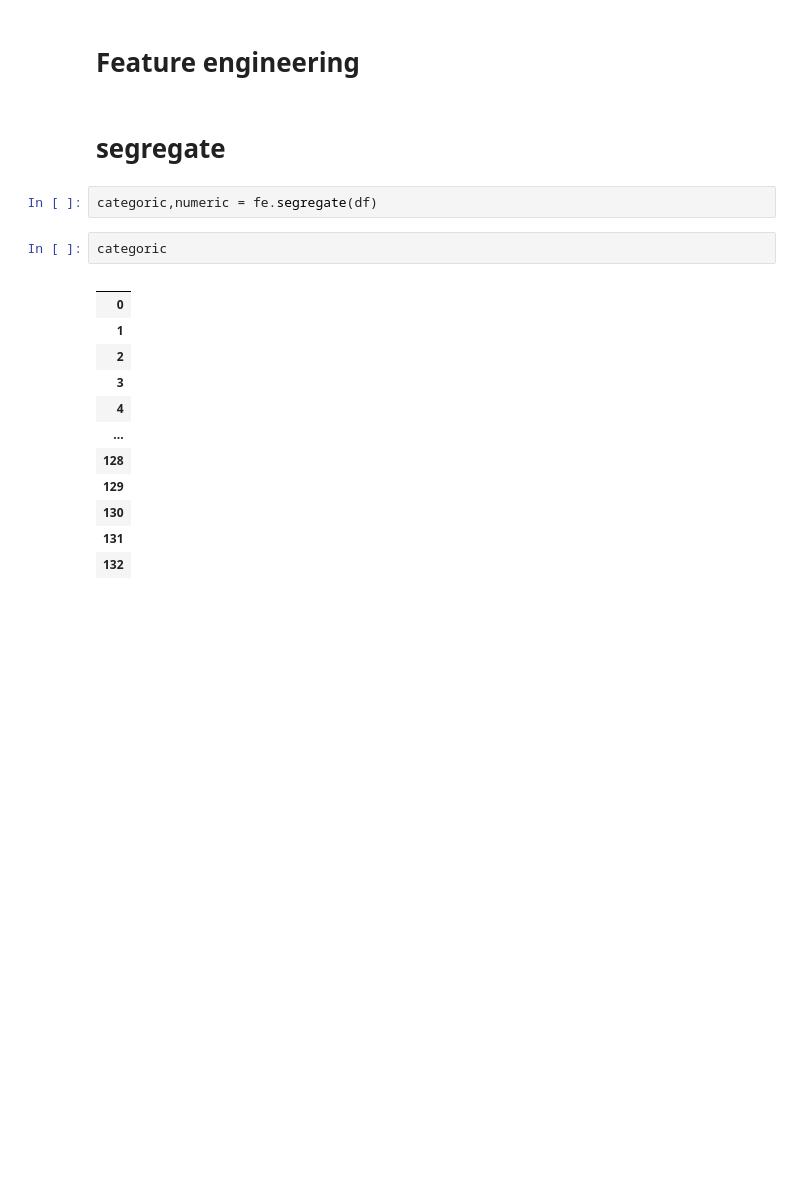
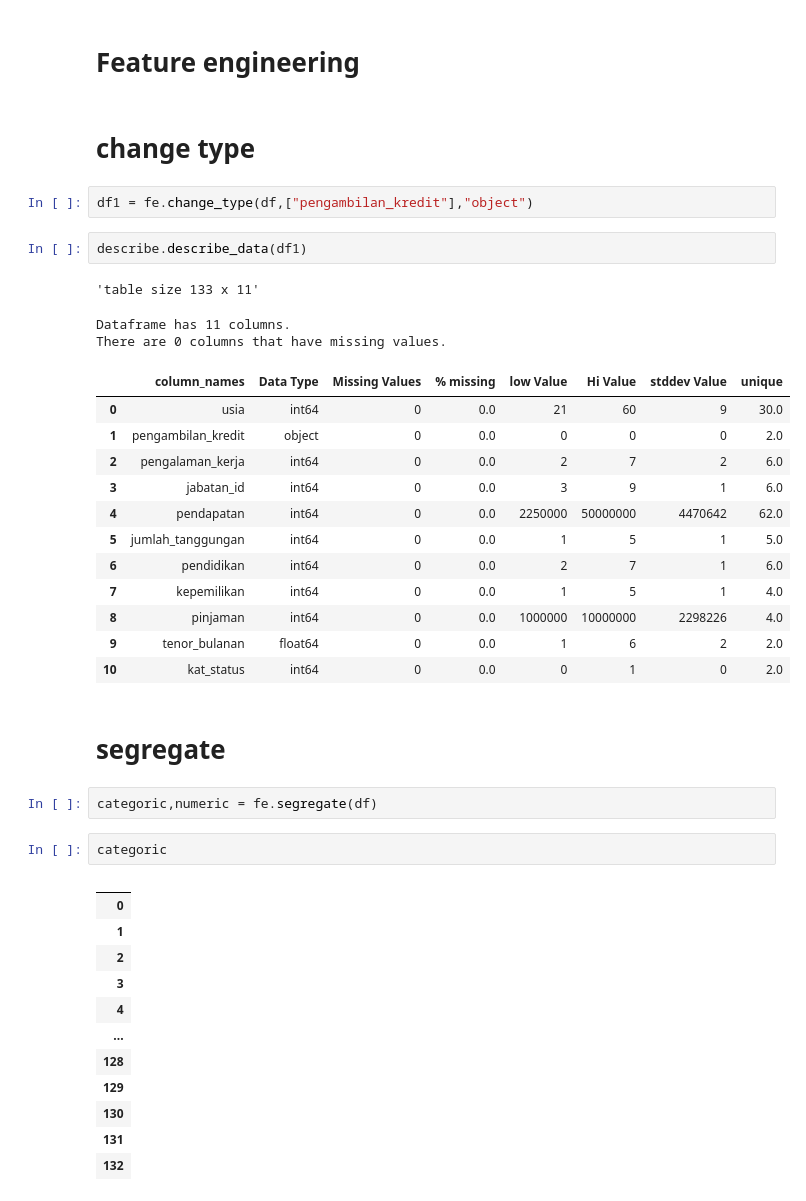
Before and after one commit to imanursar/Machine-Learning-Notes, a Jupyter notebook: Custom Function/Feature Engineering Function.ipynb, the cells around one changed output. Drawn from its saved outputs; the diff is of its cells as text; blank space fills up the shorter version.

```diff
--- a/Custom Function/Feature Engineering Function.ipynb
+++ b/Custom Function/Feature Engineering Function.ipynb
@@ -23,5 +39,27 @@ df = pd.read_csv(f"E:/gitlab/machine-learning/dataset/Modal_Antar.csv")
 # %% [markdown]
 # Feature engineering
+# %% [markdown]
+# change type
+# %%
+df1 = fe.change_type(df,["pengambilan_kredit"],"object")
+# %%
+describe.describe_data(df1)
+# %% [output]
+'table size 133 x 11'
+Dataframe has 11 columns.
+There are 0 columns that have missing values.
+|  | column_names | Data Type | Missing Values | % missing | low Value | Hi Value | stddev Value | unique |
+| 0 | usia | int64 | 0 | 0.0 | 21 | 60 | 9 | 30.0 |
+| 1 | pengambilan_kredit | object | 0 | 0.0 | 0 | 0 | 0 | 2.0 |
+| 2 | pengalaman_kerja | int64 | 0 | 0.0 | 2 | 7 | 2 | 6.0 |
+| 3 | jabatan_id | int64 | 0 | 0.0 | 3 | 9 | 1 | 6.0 |
+| 4 | pendapatan | int64 | 0 | 0.0 | 2250000 | 50000000 | 4470642 | 62.0 |
+| 5 | jumlah_tanggungan | int64 | 0 | 0.0 | 1 | 5 | 1 | 5.0 |
+| 6 | pendidikan | int64 | 0 | 0.0 | 2 | 7 | 1 | 6.0 |
+| 7 | kepemilikan | int64 | 0 | 0.0 | 1 | 5 | 1 | 4.0 |
+| 8 | pinjaman | int64 | 0 | 0.0 | 1000000 | 10000000 | 2298226 | 4.0 |
+| 9 | tenor_bulanan | float64 | 0 | 0.0 | 1 | 6 | 2 | 2.0 |
+| 10 | kat_status | int64 | 0 | 0.0 | 0 | 1 | 0 | 2.0 |
 # %% [markdown]
 # segregate
 # %%
```
Also changed, not shown: parts of 17 cells of this notebook.
